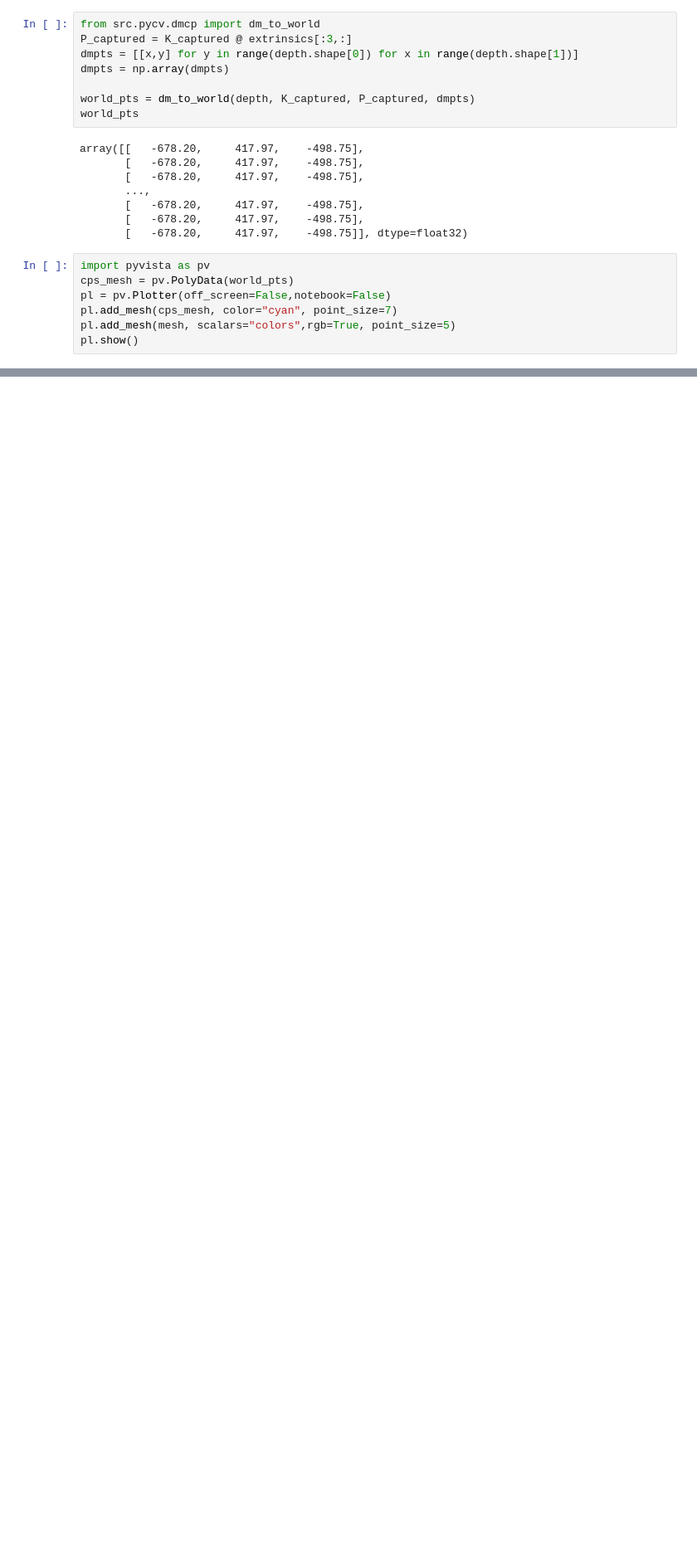
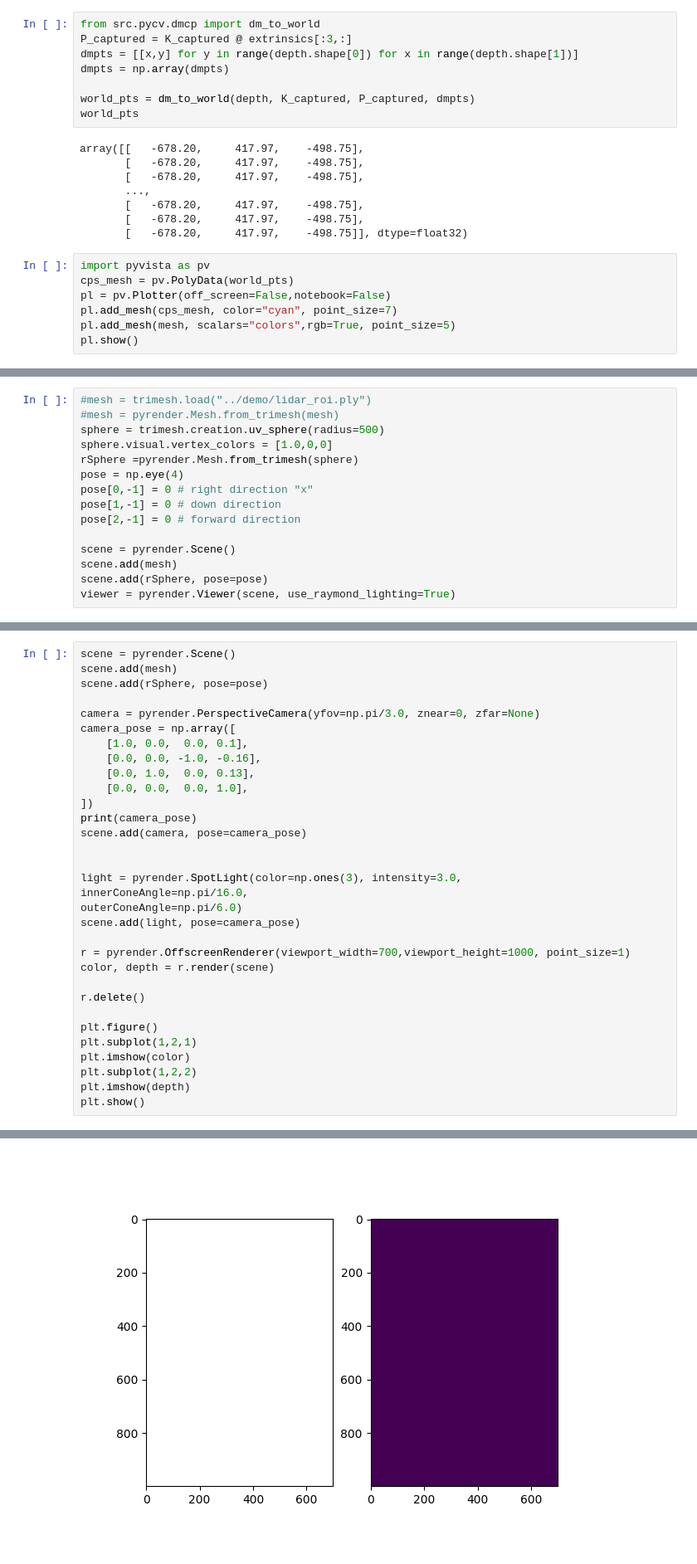
Before and after one commit to ushichka/dmcp, a Jupyter notebook: notebooks/debug_depth_map.ipynb, the cells around one changed output, grey strips where cells are left out. Shown at 83% size. Saved outputs shown, nothing was run; the diff lists cells and outputs as text; blank space fills up the shorter version.

Commit message:
pyrender test successful

```diff
--- a/notebooks/debug_depth_map.ipynb
+++ b/notebooks/debug_depth_map.ipynb
@@ -228,0 +278,15 @@ pl.show()
+# %%
+#mesh = trimesh.load("../demo/lidar_roi.ply")
+#mesh = pyrender.Mesh.from_trimesh(mesh)
+sphere = trimesh.creation.uv_sphere(radius=500)
+sphere.visual.vertex_colors = [1.0,0,0]
+rSphere =pyrender.Mesh.from_trimesh(sphere)
+pose = np.eye(4)
+pose[0,-1] = 0 # right direction "x"
+pose[1,-1] = 0 # down direction
+pose[2,-1] = 0 # forward direction
+
+scene = pyrender.Scene()
+scene.add(mesh)
+scene.add(rSphere, pose=pose)
+viewer = pyrender.Viewer(scene, use_raymond_lighting=True)
@@ -228,0 +295,33 @@ pl.show()
+# %%
+scene = pyrender.Scene()
+scene.add(mesh)
+scene.add(rSphere, pose=pose)
+
+camera = pyrender.PerspectiveCamera(yfov=np.pi/3.0, znear=0, zfar=None)
+camera_pose = np.array([
+    [1.0, 0.0,  0.0, 0.1],
+    [0.0, 0.0, -1.0, -0.16],
+    [0.0, 1.0,  0.0, 0.13],
+    [0.0, 0.0,  0.0, 1.0],
+])
+print(camera_pose)
+scene.add(camera, pose=camera_pose)
+
+
+light = pyrender.SpotLight(color=np.ones(3), intensity=3.0,
+innerConeAngle=np.pi/16.0,
+outerConeAngle=np.pi/6.0)
+scene.add(light, pose=camera_pose)
+
+r = pyrender.OffscreenRenderer(viewport_width=700,viewport_height=1000, point_size=1)
+color, depth = r.render(scene)
+
+r.delete()
+
+plt.figure()
+plt.subplot(1,2,1)
+plt.imshow(color)
+plt.subplot(1,2,2)
+plt.imshow(depth)
+plt.show()
+# %% [output]
@@ -228,0 +332 @@ pl.show()
+[figure, added]
```
Also changed, not shown: parts of 6 cells of this notebook, 2 other files.
